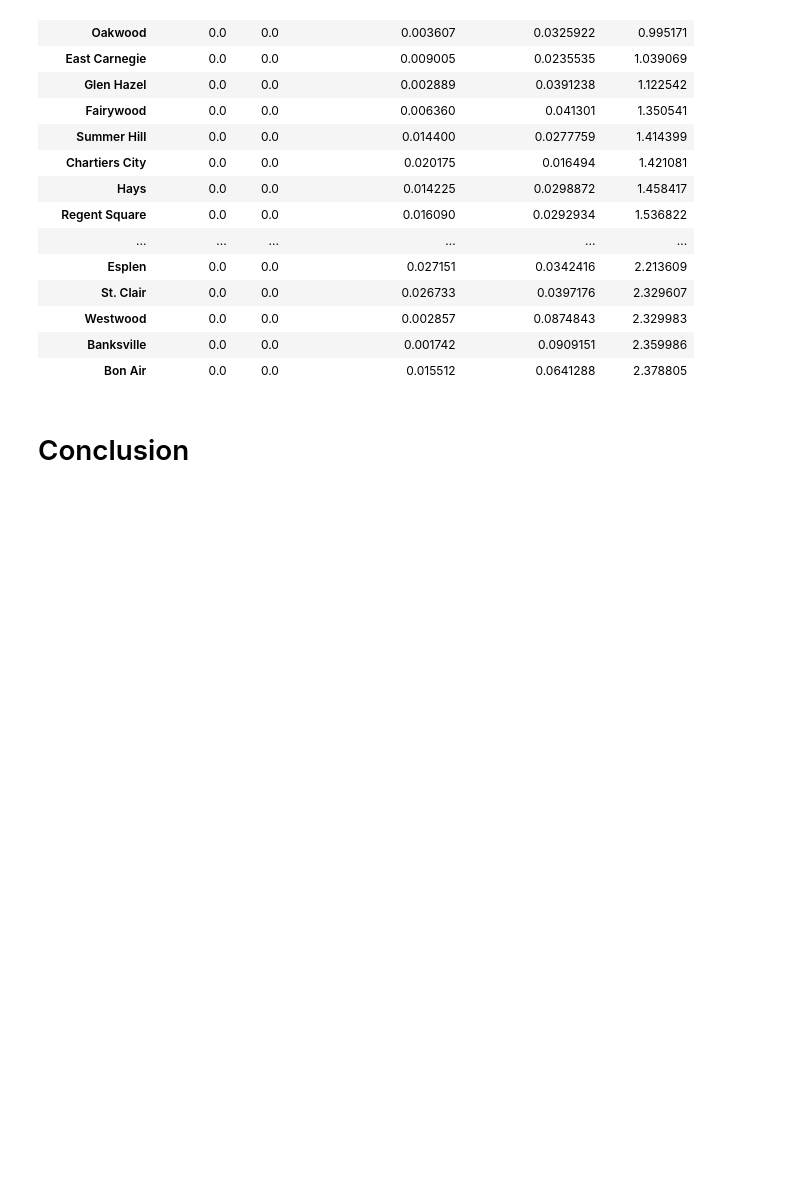
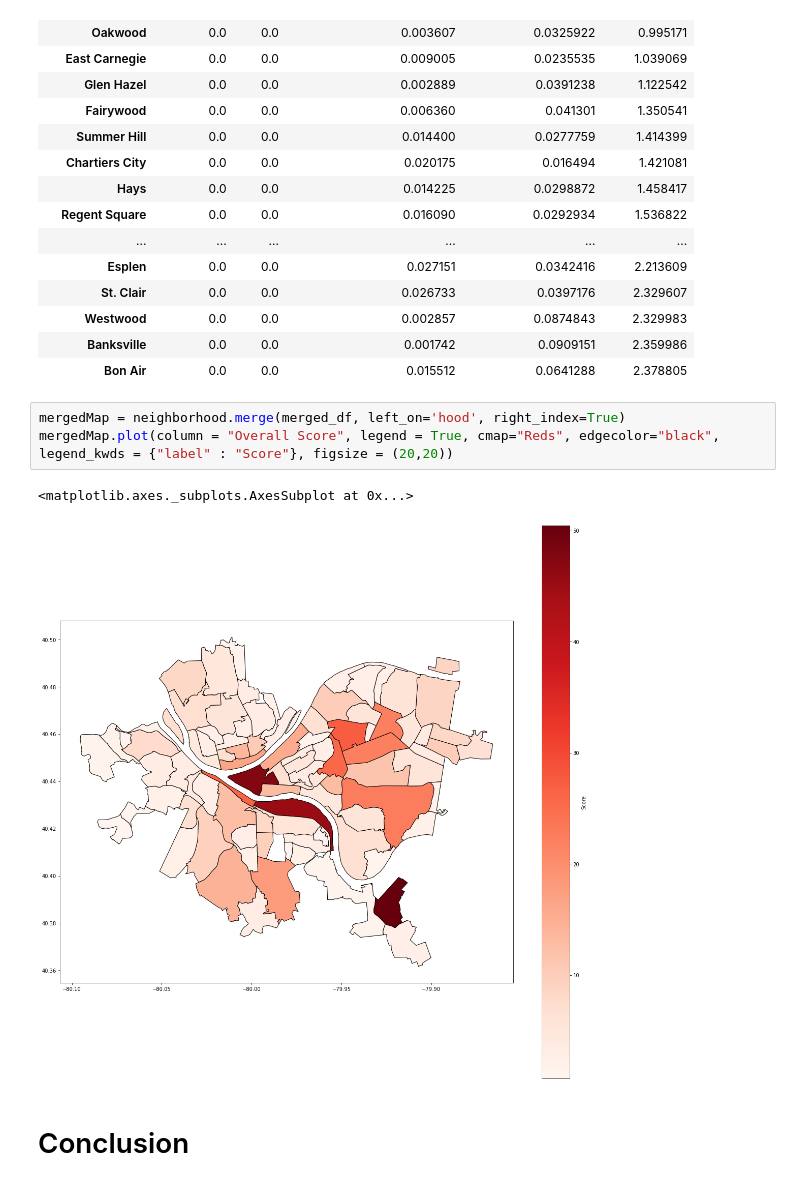
Before and after one commit to mark-sheffield/Final-Project, a Jupyter notebook: PresentationNotebook.ipynb, the cells around one changed output. Drawn from its saved outputs; the diff is of its cells as text; blank space fills up the shorter version.

```diff
--- a/PresentationNotebook.ipynb
+++ b/PresentationNotebook.ipynb
@@ -552,6 +552,12 @@ merged_df.sort_values(by='Overall Score', ascending=True).head(20)
 | Westwood | 0.0 | 0.0 | 0.002857 | 0.0874843 | 2.329983 |
 | Banksville | 0.0 | 0.0 | 0.001742 | 0.0909151 | 2.359986 |
 | Bon Air | 0.0 | 0.0 | 0.015512 | 0.0641288 | 2.378805 |
+# %%
+mergedMap = neighborhood.merge(merged_df, left_on='hood', right_index=True)
+mergedMap.plot(column = "Overall Score", legend = True, cmap="Reds", edgecolor="black", legend_kwds = {"label" : "Score"}, figsize = (20,20))
+# %% [output]
+<matplotlib.axes._subplots.AxesSubplot at 0x...>
+[figure, added]
 # %% [markdown]
 # Conclusion
 # %% [markdown]
```
